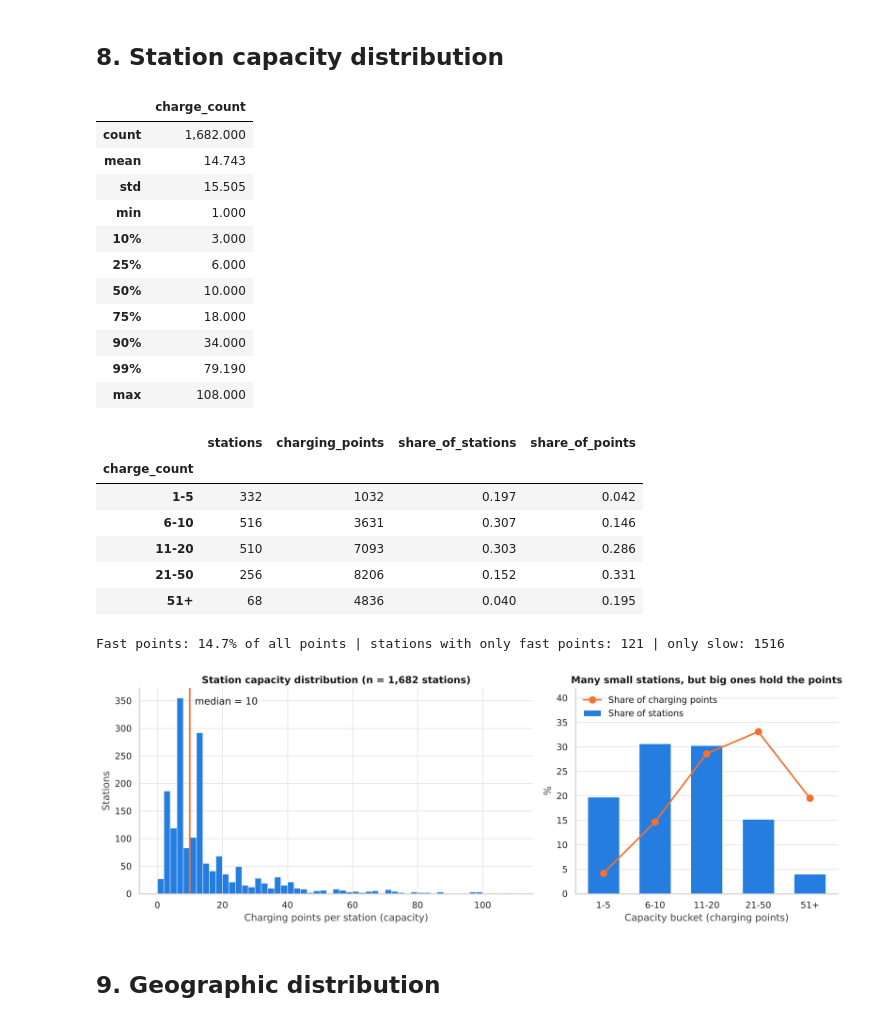
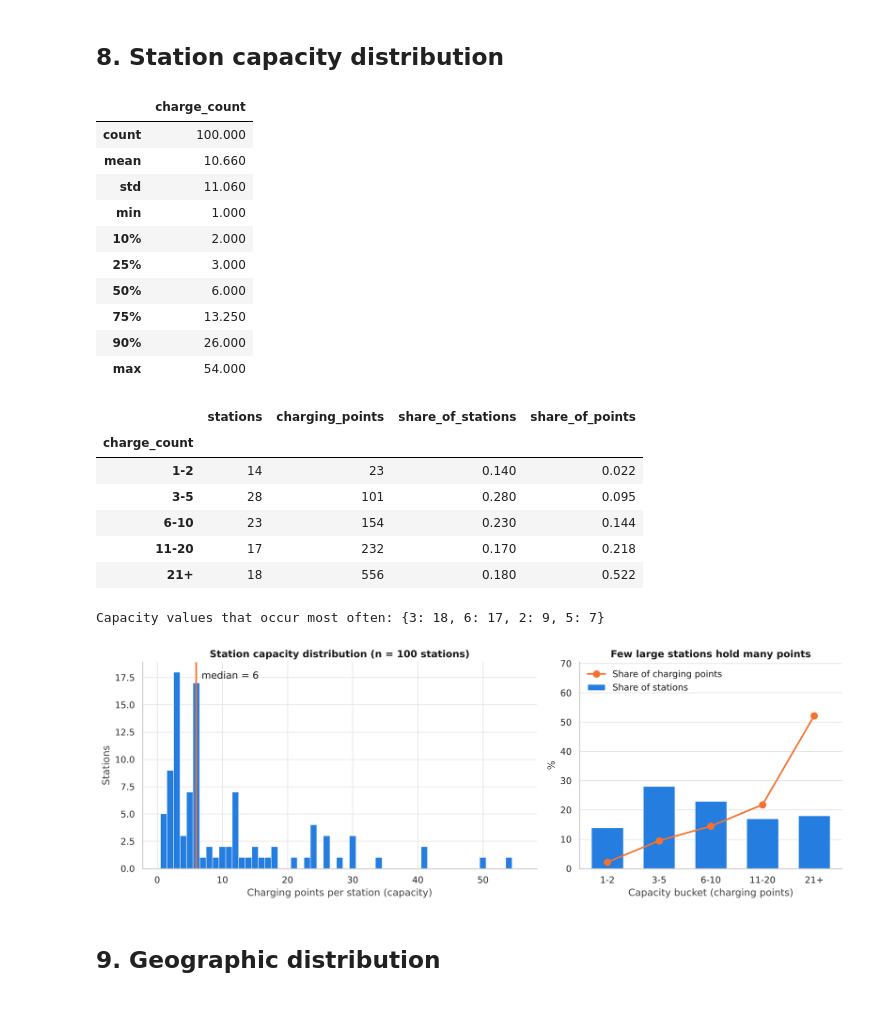
Before and after one commit to sametsav/VoltAhead, a Jupyter notebook: notebooks/01_data_quality.ipynb, the cells around one changed output. Cells and saved outputs as stored; diff of their text form; code cells hidden in the pictures.

```diff
--- a/notebooks/01_data_quality.ipynb
+++ b/notebooks/01_data_quality.ipynb
@@ -105,0 +69,15 @@ The zone folder also contains six variables per resolution: `occupancy`, `durati
+# %%
+stations_raw = pd.read_csv(dl.stations_path())
+data_cols = pd.read_csv(dl.data_path(), nrows=0).columns.tolist()
+stored = dl.load_data(reindex=False)          # time series exactly as stored (value columns only)
+
+file_structure = pd.DataFrame([
+    {"file": dl.STATIONS_FILE, "size_MB": dl.stations_path().stat().st_size / 1e6,
+     "rows": len(stations_raw), "columns": stations_raw.shape[1],
+     "description": "Station metadata: coordinates, slow/fast/total charging points, traffic zone (TAZID), distance_km. Sorted by distance_km."},
+    {"file": dl.DATA_FILE, "size_MB": dl.data_path().stat().st_size / 1e6,
+     "rows": len(stored), "columns": len(data_cols),
+     "description": "5-min time series, long format: 10 value columns + 7 static station columns repeated on every row. Sorted by station_id, then time."},
+])
+save_table(file_structure, "file_structure.csv")
+file_structure
@@ -491,7 +453,7 @@ fig, (ax0, ax1) = plt.subplots(2, 1, figsize=(13, 7.5), sharex=True,
 share_reporting = (daily_valid > 0.5).mean()
 ax0.plot(share_reporting.index, share_reporting.values * 100, color=BLUE, linewidth=1.6)
 ax0.set_ylabel("Stations reporting (%)"); ax0.set_ylim(0, 100)
-ax0.set_title("Data availability over time (raw station files)")
+ax0.set_title("Data availability over time")
 im = ax1.imshow(daily_valid.loc[order].values, aspect="auto", cmap="Blues", vmin=0, vmax=1,
                 extent=[mdates.date2num(daily_valid.columns[0]),
                         mdates.date2num(daily_valid.columns[-1]) + 1, len(order), 0])
@@ -677,62 +620,60 @@ The zone files have **no NaN at all**: gaps in the raw stations were filled with
 # %% [markdown]
 ## 8. Station capacity distribution
 # %%
-cap = raw_info.set_index("station_id")["charge_count"]
-cap_stats = cap.describe(percentiles=[.1, .25, .5, .75, .9, .99]).to_frame("charge_count")
+cap = info.set_index("station_id")["charge_count"]
+cap_stats = cap.describe(percentiles=[.1, .25, .5, .75, .9]).to_frame("charge_count")
 display(cap_stats)
 
-cats = pd.cut(cap, [0, 5, 10, 20, 50, 200], labels=["1-5", "6-10", "11-20", "21-50", "51+"])
+cats = pd.cut(cap, [0, 2, 5, 10, 20, 100], labels=["1-2", "3-5", "6-10", "11-20", "21+"])
 cat_table = (pd.DataFrame({"stations": cats.value_counts().sort_index(),
                            "charging_points": cap.groupby(cats, observed=False).sum()})
              .assign(share_of_stations=lambda d: d.stations / d.stations.sum(),
                      share_of_points=lambda d: d.charging_points / d.charging_points.sum()))
 save_table(cat_table.reset_index().rename(columns={"charge_count": "capacity_bucket", "index": "capacity_bucket"}), "station_capacity_buckets.csv")
 display(cat_table)
-
-fast_share = raw_info.fast_count.sum() / raw_info.charge_count.sum()
-n_fast_only = int((raw_info.slow_count == 0).sum()); n_slow_only = int((raw_info.fast_count == 0).sum())
-print(f"Fast points: {fast_share:.1%} of all points | stations with only fast points: {n_fast_only} | only slow: {n_slow_only}")
+print("Capacity values that occur most often:", cap.value_counts().head(4).to_dict())
 # %% [output]
 |  | charge_count |
-| count | 1,682.000 |
-| mean | 14.743 |
-| std | 15.505 |
+| count | 100.000 |
+| mean | 10.660 |
+| std | 11.060 |
 | min | 1.000 |
-| 10% | 3.000 |
-| 25% | 6.000 |
-| 50% | 10.000 |
-| 75% | 18.000 |
-| 90% | 34.000 |
-| 99% | 79.190 |
-| max | 108.000 |
+| 10% | 2.000 |
+| 25% | 3.000 |
+| 50% | 6.000 |
+| 75% | 13.250 |
+| 90% | 26.000 |
+| max | 54.000 |
 |  | stations | charging_points | share_of_stations | share_of_points |
 | charge_count |  |  |  |  |
-| 1-5 | 332 | 1032 | 0.197 | 0.042 |
-| 6-10 | 516 | 3631 | 0.307 | 0.146 |
-| 11-20 | 510 | 7093 | 0.303 | 0.286 |
-| 21-50 | 256 | 8206 | 0.152 | 0.331 |
-| 51+ | 68 | 4836 | 0.040 | 0.195 |
+| 1-2 | 14 | 23 | 0.140 | 0.022 |
+| 3-5 | 28 | 101 | 0.280 | 0.095 |
+| 6-10 | 23 | 154 | 0.230 | 0.144 |
+| 11-20 | 17 | 232 | 0.170 | 0.218 |
+| 21+ | 18 | 556 | 0.180 | 0.522 |
-Fast points: 14.7% of all points | stations with only fast points: 121 | only slow: 1516
+Capacity values that occur most often: {3: 18, 6: 17, 2: 9, 5: 7}
 # %%
 fig, axes = plt.subplots(1, 2, figsize=(13, 4.6), gridspec_kw={"width_ratios": [1.5, 1]})
 ax = axes[0]
-ax.hist(cap, bins=np.arange(0, cap.max() + 4, 2), color=BLUE, edgecolor="white", linewidth=0.6)
+ax.hist(cap, bins=np.arange(0.5, cap.max() + 2.5, 1), color=BLUE, edgecolor="white", linewidth=0.6)
 ax.axvline(cap.median(), color=ORANGE, linewidth=2)
-ax.text(cap.median() + 1.5, ax.get_ylim()[1] * 0.92, f"median = {cap.median():.0f}", color=INK)
+ax.text(cap.median() + 0.8, ax.get_ylim()[1] * 0.92, f"median = {cap.median():.0f}", color=INK)
 ax.set_xlabel("Charging points per station (capacity)"); ax.set_ylabel("Stations")
-ax.set_title(f"Station capacity distribution (n = {len(cap):,} stations)")
+ax.set_title(f"Station capacity distribution (n = {len(cap)} stations)")
 
 ax = axes[1]
-ax.bar(cat_table.index.astype(str), cat_table.share_of_stations * 100, color=BLUE, width=0.62, label="Share of stations")
-ax.plot(cat_table.index.astype(str), cat_table.share_of_points * 100, color=ORANGE, marker="o", markersize=8, linewidth=2, label="Share of charging points")
+x = cat_table.index.astype(str)
+ax.bar(x, cat_table.share_of_stations * 100, color=BLUE, width=0.62, label="Share of stations")
+ax.plot(x, cat_table.share_of_points * 100, color=ORANGE, marker="o", markersize=8, linewidth=2, label="Share of charging points")
 ax.set_xlabel("Capacity bucket (charging points)"); ax.set_ylabel("%")
-ax.set_title("Many small stations, but big ones hold the points"); ax.set_ylim(0, 42); ax.legend(frameon=False, loc="upper left")
+ax.set_ylim(0, max(cat_table.share_of_stations.max(), cat_table.share_of_points.max()) * 100 * 1.35)
+ax.set_title("Few large stations hold many points"); ax.legend(frameon=False, loc="upper left")
 ax.grid(axis="x", visible=False)
 for a in axes: a.spines[["top", "right"]].set_visible(False)
 fig.tight_layout()
 save_fig(fig, "station_capacity_distribution.png")
 plt.show()
 # %% [output]
-[figure, old version]
+[figure, new version]
 # %% [markdown]
 ## 9. Geographic distribution
```
Also changed, not shown: parts of 45 cells of this notebook, 25 other files.
